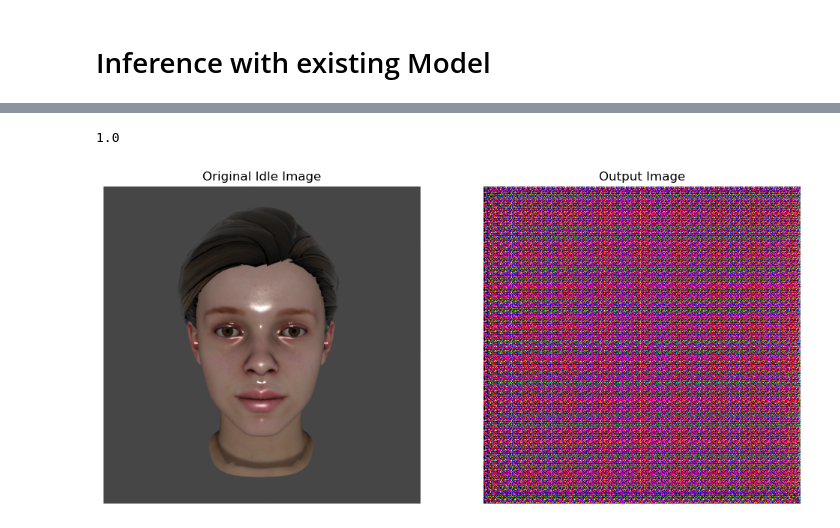
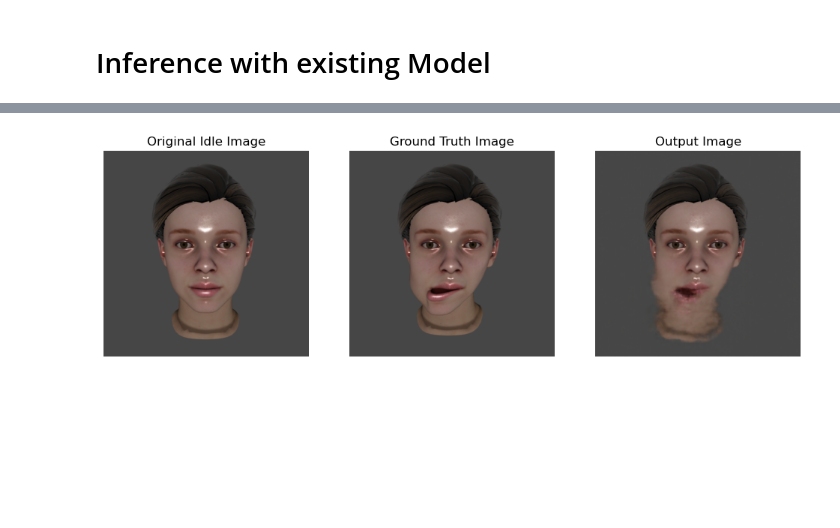
Before and after one commit to Leonpa/Master-Thesis, a Jupyter notebook: Neural_Rendering.ipynb, the cells around one changed output, grey strips where cells are left out. Drawn from its saved outputs; the diff is of its cells as text; code cells hidden in the pictures; blank space fills up the shorter version.

```diff
--- a/Neural_Rendering.ipynb
+++ b/Neural_Rendering.ipynb
@@ -157,7 +175,6 @@ model.eval()
 # %%
 evaluator = Evaluator(model, rig_params_json_path=rig_params_json_path, eval_set_folder=train_set_path, idle_img_path=idle_img_path, device='cuda' if torch.cuda.is_available() else 'cpu')
-idle_image, output_image = evaluator.evaluate(index=1)
-evaluator.display_results(idle_image, output_image)
+idle_image, ground_truth_image, output_image = evaluator.evaluate(index=10)
+evaluator.display_results(idle_image, ground_truth_image, output_image)
 # %% [output]
-1.0
-[figure, old version]
+[figure, new version]
```
Also changed, not shown: parts of 1 cell of this notebook.
